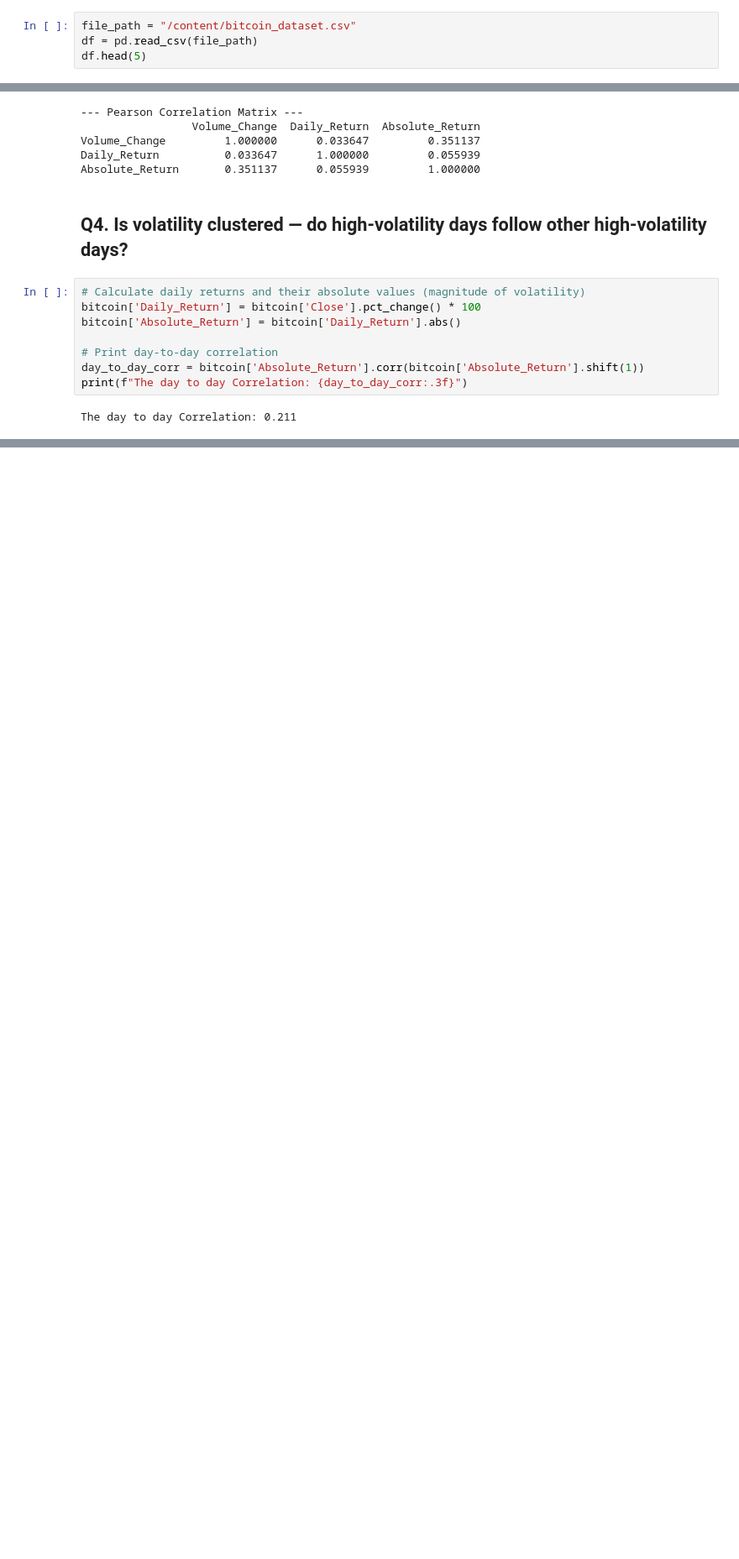
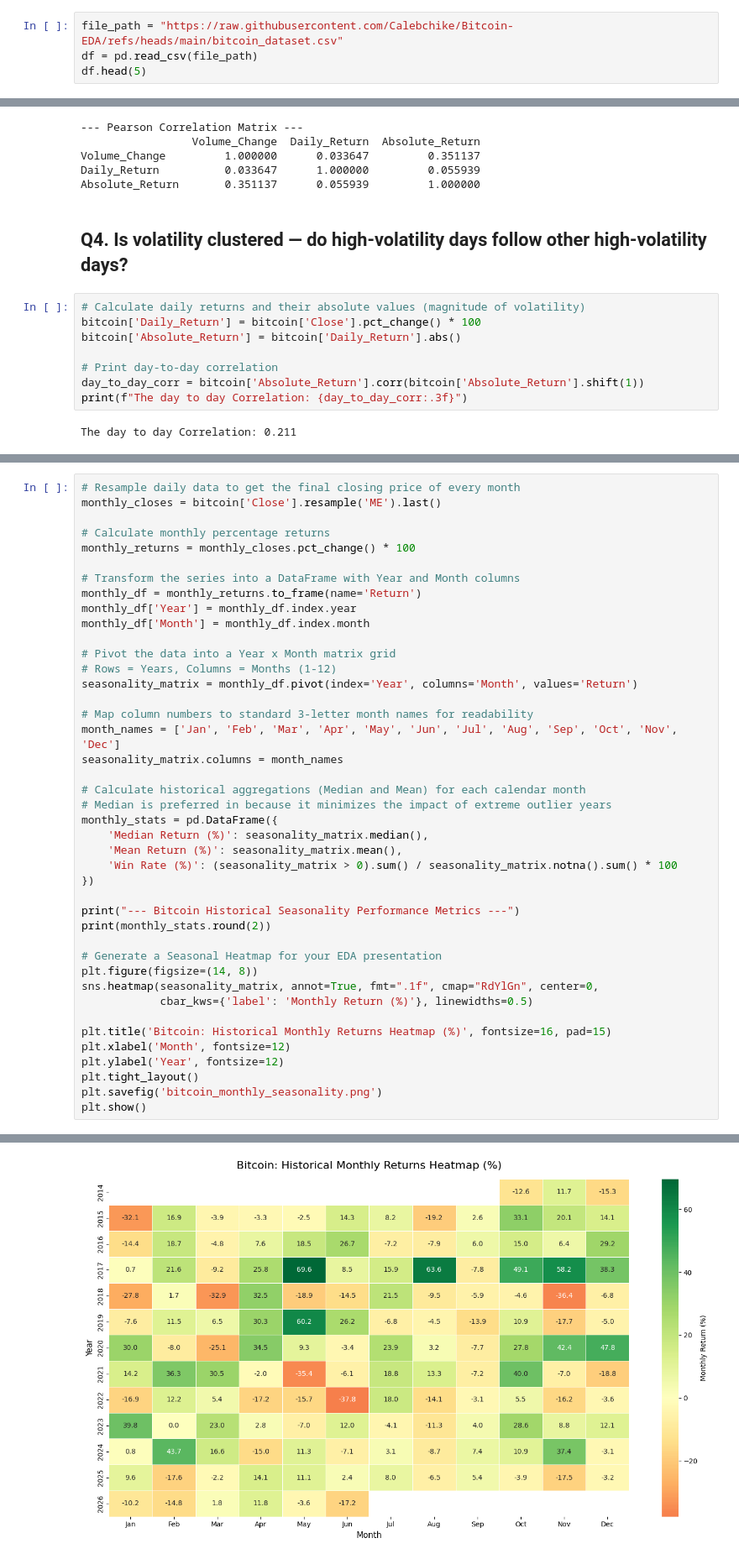
Before and after one commit to Calebchike/Bitcoin-EDA, a Jupyter notebook: Bitcoin_EDA_2014_2026.ipynb, the cells around one changed output, grey strips where cells are left out. Shown at 84% size. Drawn from its saved outputs; the diff is of its cells as text; blank space fills up the shorter version.

Commit message:
Added Seasonality & Cycle Questions and Answers

```diff
--- a/Bitcoin_EDA_2014_2026.ipynb
+++ b/Bitcoin_EDA_2014_2026.ipynb
@@ -9,7 +10,7 @@ import matplotlib.pyplot as plt
 # %% [markdown]
 # **Import Data**
 # %%
-file_path = "/content/bitcoin_dataset.csv"
+file_path = "https://raw.githubusercontent.com/Calebchike/Bitcoin-EDA/refs/heads/main/bitcoin_dataset.csv"
 df = pd.read_csv(file_path)
 df.head(5)
 # %% [output]
@@ -313,0 +319,43 @@ The day to day Correlation: 0.211
+# %%
+# Resample daily data to get the final closing price of every month
+monthly_closes = bitcoin['Close'].resample('ME').last()
+
+# Calculate monthly percentage returns
+monthly_returns = monthly_closes.pct_change() * 100
+
+# Transform the series into a DataFrame with Year and Month columns
+monthly_df = monthly_returns.to_frame(name='Return')
+monthly_df['Year'] = monthly_df.index.year
+monthly_df['Month'] = monthly_df.index.month
+
+# Pivot the data into a Year x Month matrix grid
+# Rows = Years, Columns = Months (1-12)
+seasonality_matrix = monthly_df.pivot(index='Year', columns='Month', values='Return')
+
+# Map column numbers to standard 3-letter month names for readability
+month_names = ['Jan', 'Feb', 'Mar', 'Apr', 'May', 'Jun', 'Jul', 'Aug', 'Sep', 'Oct', 'Nov', 'Dec']
+seasonality_matrix.columns = month_names
+
+# Calculate historical aggregations (Median and Mean) for each calendar month
+# Median is preferred in because it minimizes the impact of extreme outlier years
+monthly_stats = pd.DataFrame({
+    'Median Return (%)': seasonality_matrix.median(),
+    'Mean Return (%)': seasonality_matrix.mean(),
+    'Win Rate (%)': (seasonality_matrix > 0).sum() / seasonality_matrix.notna().sum() * 100
+})
+
+print("--- Bitcoin Historical Seasonality Performance Metrics ---")
+print(monthly_stats.round(2))
+
+# Generate a Seasonal Heatmap for your EDA presentation
+plt.figure(figsize=(14, 8))
+sns.heatmap(seasonality_matrix, annot=True, fmt=".1f", cmap="RdYlGn", center=0,
+            cbar_kws={'label': 'Monthly Return (%)'}, linewidths=0.5)
+
+plt.title('Bitcoin: Historical Monthly Returns Heatmap (%)', fontsize=16, pad=15)
+plt.xlabel('Month', fontsize=12)
+plt.ylabel('Year', fontsize=12)
+plt.tight_layout()
+plt.savefig('bitcoin_monthly_seasonality.png')
+plt.show()
+# %% [output]
@@ -313,0 +376 @@ The day to day Correlation: 0.211
+[figure, added]
```
Also changed, not shown: parts of 12 cells of this notebook.
